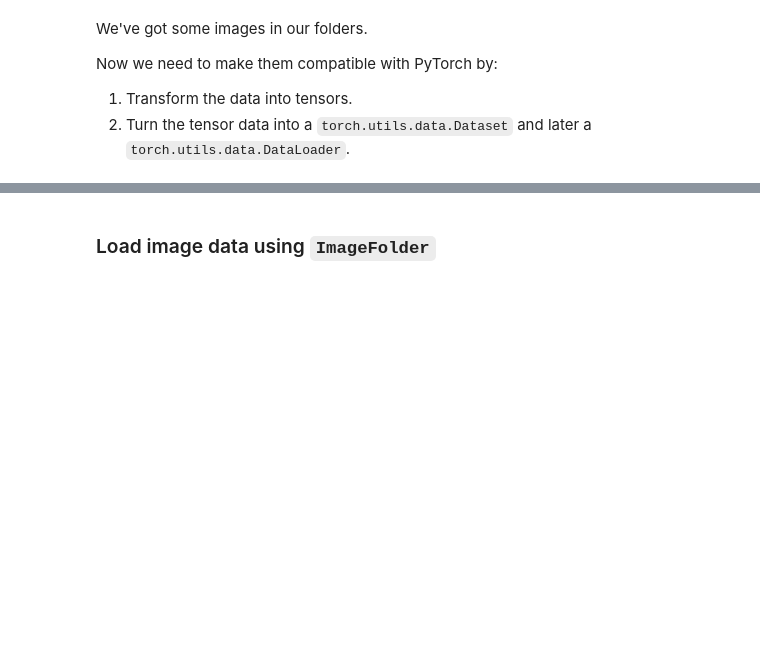
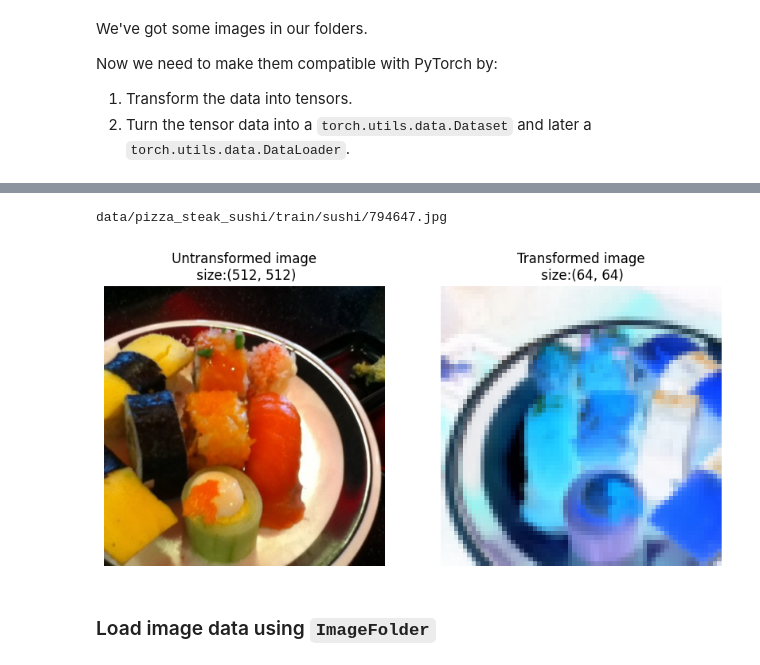
Before and after one commit to lnsayer/udemy_ml_course, a Jupyter notebook: my_04_pytorch_custom_datasets_exercises.ipynb, the cells around one changed output, grey strips where cells are left out. Saved outputs shown, nothing was run; the diff lists cells and outputs as text; code cells hidden in the pictures; blank space fills up the shorter version.

```diff
--- a/my_04_pytorch_custom_datasets_exercises.ipynb
+++ b/my_04_pytorch_custom_datasets_exercises.ipynb
@@ -167,3 +194,32 @@ Now we need to make them compatible with PyTorch by:
+# %%
+# Write a function to plot transformed images
+def compare_img_to_transformed_img(image_paths, transform, random_seed):
+  random.seed(random_seed)
+
+  img_path = random.choice(image_paths)
+  print(img_path)
+  img = Image.open(img_path)
+
+  transformed_img = transform(img)
+
+  plt.figure(figsize=(10, 7))
+
+  plt.subplot(1,2,1)
+  plt.imshow(img)
+  plt.axis(False);
+
+  plt.title(f"Untransformed image\n size:{img.size}")
+
+  plt.subplot(1, 2, 2)
+  plt.imshow(transformed_img)
+  plt.axis(False);
+
+  plt.title(f"Transformed image\n size:{transformed_img.size}")
+
+compare_img_to_transformed_img(image_list_paths, transform, 6)
+# %% [output]
+data/pizza_steak_sushi/train/sushi/794647.jpg
+[figure, added]
 # %% [markdown]
 ### Load image data using `ImageFolder`
 # %%
```
Also changed, not shown: parts of 11 cells of this notebook.
